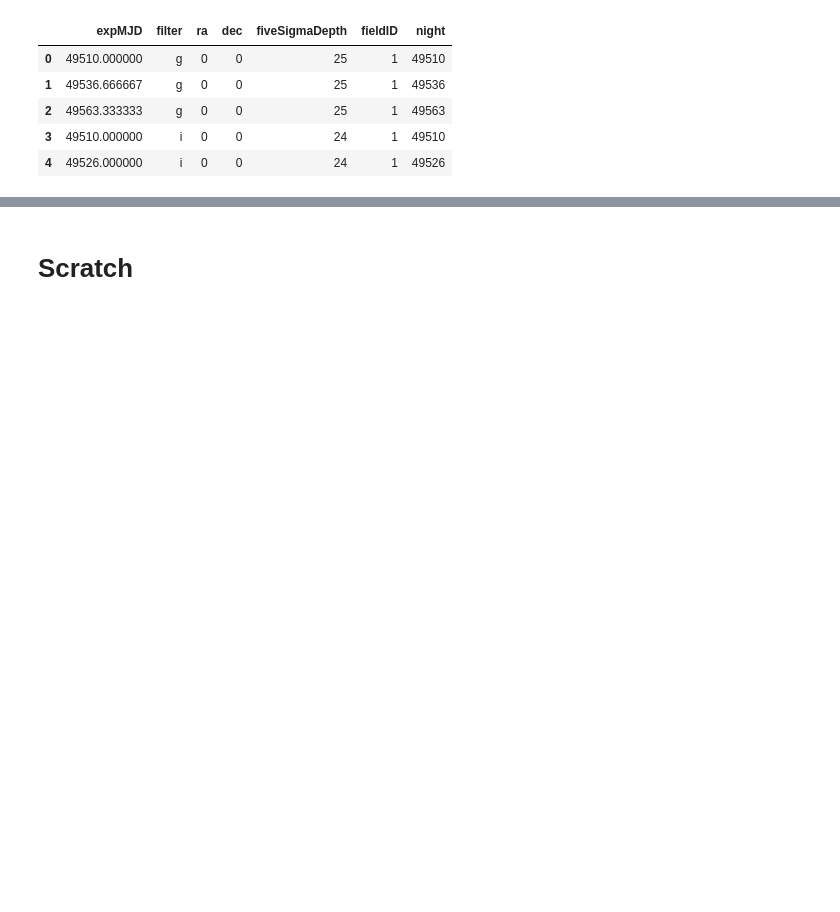
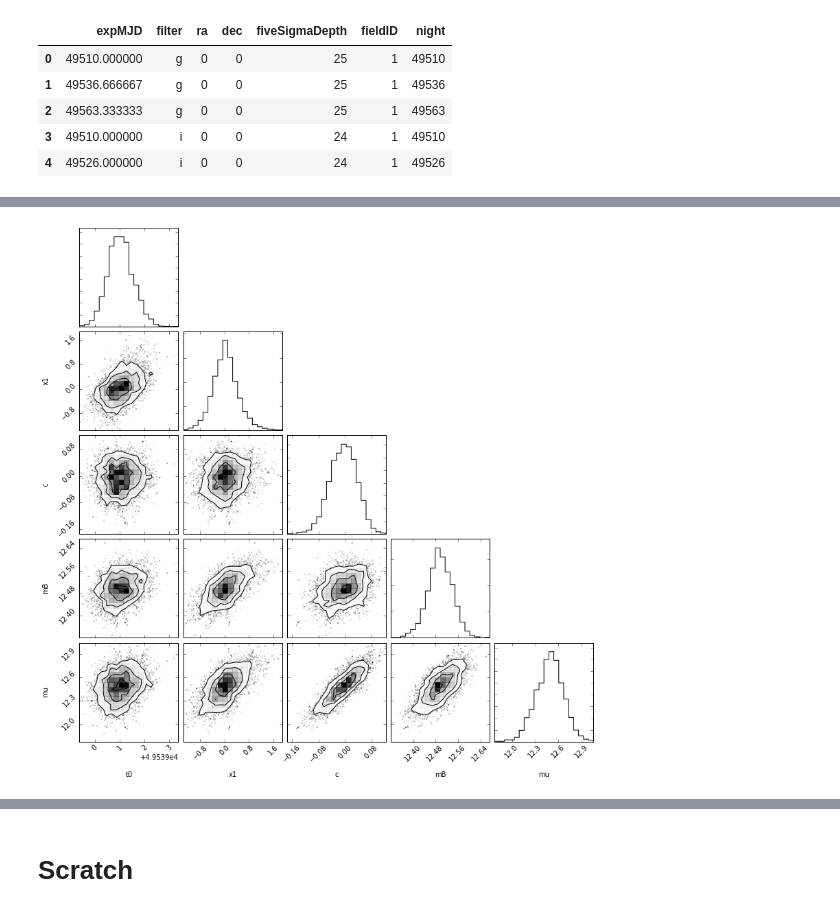
Before and after one commit to rbiswas4/Cadence, a Jupyter notebook: quality/usingPseudoOpsim.ipynb, the cells around one changed output, grey strips where cells are left out. Cells and saved outputs as stored; diff of their text form; code cells hidden in the pictures; blank space fills up the shorter version.

```diff
--- a/quality/usingPseudoOpsim.ipynb
+++ b/quality/usingPseudoOpsim.ipynb
@@ -182,0 +189,5 @@ q.lightcurve
+# %%
+mcmc_out_mc = sncosmo.mcmc_lc(q.SNCosmoLC(nightlyCoadd=True), model=q.sncosmoModel,
+                vparam_names=['t0', 'x0', 'x1', 'c'],
+                bounds={'c':(-1., 1.), 'x1':(-5.0, 5.0)},
+                minsnr=0., modelcov=True)
@@ -182,0 +208,4 @@ q.lightcurve
+# %%
+fig_Scatter = corner(withScatter.salt_samples().values, labels=withScatter.salt_samples().columns)
+# %% [output]
+[figure, added]
```
Also changed, not shown: parts of 37 cells of this notebook, 4 other files.
